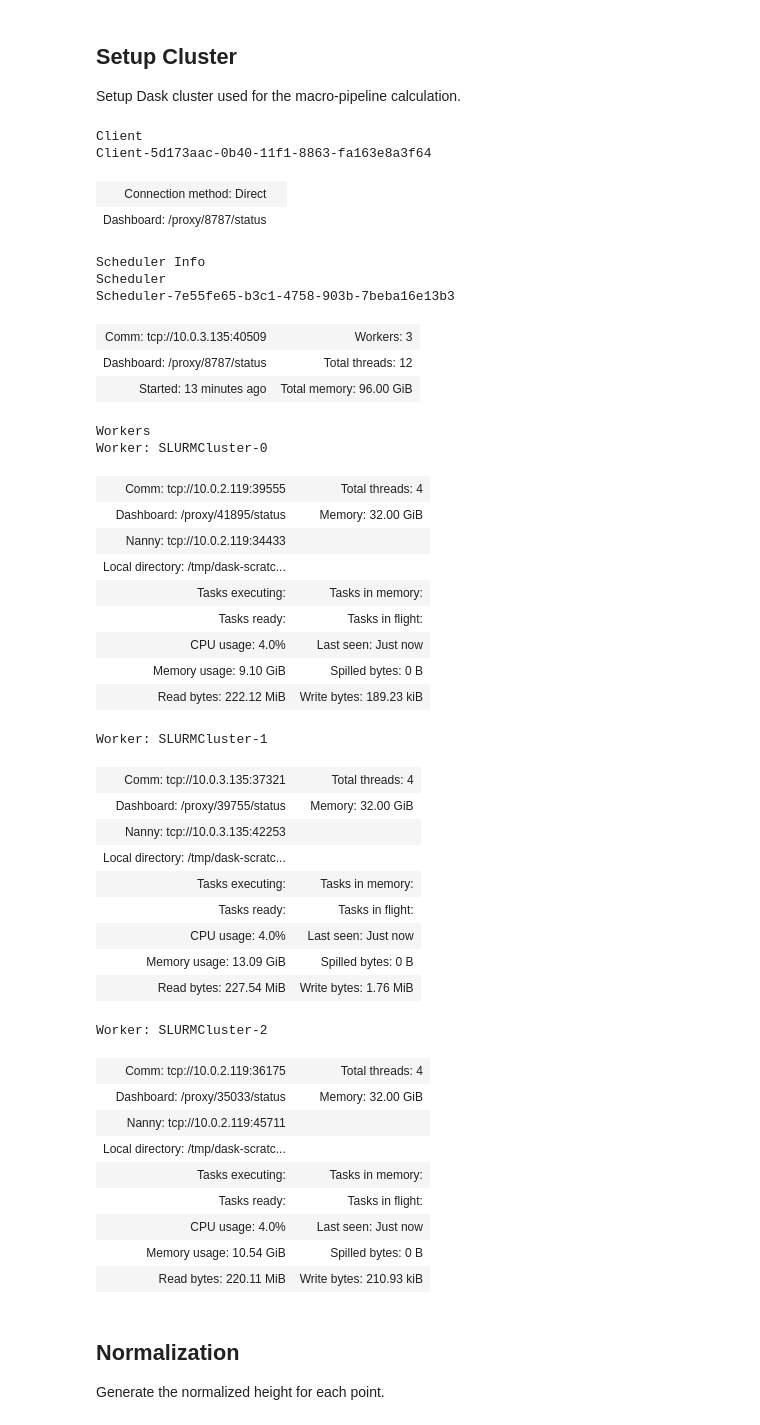
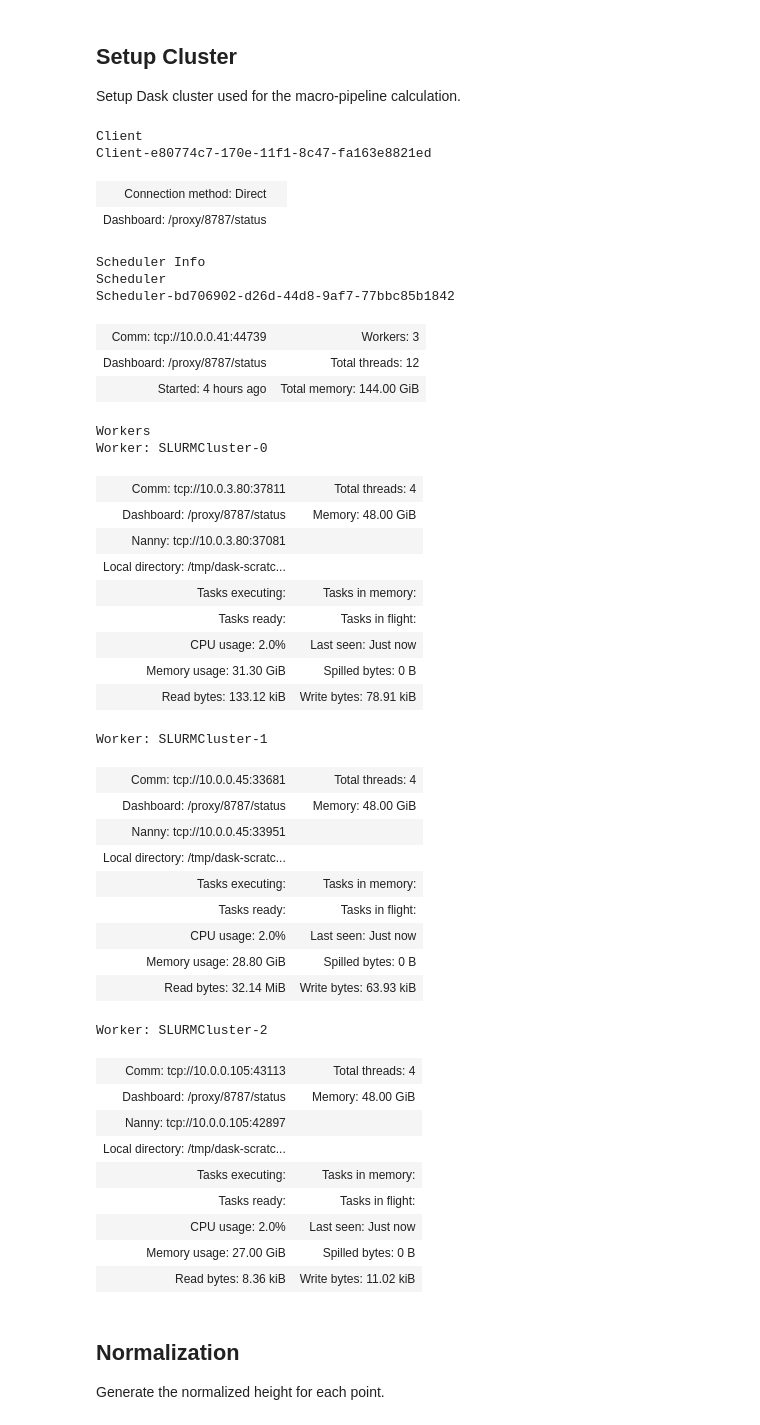
Before and after one commit to ShiYifang/AHN4_on_Spider, a Jupyter notebook: Scripts/Notebooks/2_Normalization.ipynb, the cells around one changed output. Saved outputs shown, nothing was run; the diff lists cells and outputs as text; code cells hidden in the pictures.

```diff
--- a/Scripts/Notebooks/2_Normalization.ipynb
+++ b/Scripts/Notebooks/2_Normalization.ipynb
@@ -48,47 +48,47 @@ Setup Dask cluster used for the macro-pipeline calculation.
 # %%
 from dask.distributed import Client
 
-client = Client("tcp://10.0.3.135:40509")
+client = Client("tcp://10.0.0.41:44739")
 client
 # %% [output]
 Client
-Client-5d173aac-0b40-11f1-8863-fa163e8a3f64
+Client-e80774c7-170e-11f1-8c47-fa163e8821ed
 | Connection method: Direct |  |
 | Dashboard: /proxy/8787/status |  |
 Scheduler Info
 Scheduler
-Scheduler-7e55fe65-b3c1-4758-903b-7beba16e13b3
+Scheduler-bd706902-d26d-44d8-9af7-77bbc85b1842
-| Comm: tcp://10.0.3.135:40509 | Workers: 3 |
+| Comm: tcp://10.0.0.41:44739 | Workers: 3 |
 | Dashboard: /proxy/8787/status | Total threads: 12 |
-| Started: 13 minutes ago | Total memory: 96.00 GiB |
+| Started: 4 hours ago | Total memory: 144.00 GiB |
 Workers
 Worker: SLURMCluster-0
-| Comm: tcp://10.0.2.119:39555 | Total threads: 4 |
-| Dashboard: /proxy/41895/status | Memory: 32.00 GiB |
-| Nanny: tcp://10.0.2.119:34433 |  |
+| Comm: tcp://10.0.3.80:37811 | Total threads: 4 |
+| Dashboard: /proxy/8787/status | Memory: 48.00 GiB |
+| Nanny: tcp://10.0.3.80:37081 |  |
 | Local directory: /tmp/dask-scratc... |  |
 | Tasks executing: | Tasks in memory: |
 | Tasks ready: | Tasks in flight: |
-| CPU usage: 4.0% | Last seen: Just now |
-| Memory usage: 9.10 GiB | Spilled bytes: 0 B |
-| Read bytes: 222.12 MiB | Write bytes: 189.23 kiB |
+| CPU usage: 2.0% | Last seen: Just now |
+| Memory usage: 31.30 GiB | Spilled bytes: 0 B |
+| Read bytes: 133.12 kiB | Write bytes: 78.91 kiB |
 Worker: SLURMCluster-1
-| Comm: tcp://10.0.3.135:37321 | Total threads: 4 |
-| Dashboard: /proxy/39755/status | Memory: 32.00 GiB |
-| Nanny: tcp://10.0.3.135:42253 |  |
+| Comm: tcp://10.0.0.45:33681 | Total threads: 4 |
+| Dashboard: /proxy/8787/status | Memory: 48.00 GiB |
+| Nanny: tcp://10.0.0.45:33951 |  |
 | Local directory: /tmp/dask-scratc... |  |
 | Tasks executing: | Tasks in memory: |
 | Tasks ready: | Tasks in flight: |
-| CPU usage: 4.0% | Last seen: Just now |
-| Memory usage: 13.09 GiB | Spilled bytes: 0 B |
-| Read bytes: 227.54 MiB | Write bytes: 1.76 MiB |
+| CPU usage: 2.0% | Last seen: Just now |
+| Memory usage: 28.80 GiB | Spilled bytes: 0 B |
+| Read bytes: 32.14 MiB | Write bytes: 63.93 kiB |
 Worker: SLURMCluster-2
-| Comm: tcp://10.0.2.119:36175 | Total threads: 4 |
-| Dashboard: /proxy/35033/status | Memory: 32.00 GiB |
-| Nanny: tcp://10.0.2.119:45711 |  |
+| Comm: tcp://10.0.0.105:43113 | Total threads: 4 |
+| Dashboard: /proxy/8787/status | Memory: 48.00 GiB |
+| Nanny: tcp://10.0.0.105:42897 |  |
 | Local directory: /tmp/dask-scratc... |  |
 | Tasks executing: | Tasks in memory: |
 | Tasks ready: | Tasks in flight: |
-| CPU usage: 4.0% | Last seen: Just now |
-| Memory usage: 10.54 GiB | Spilled bytes: 0 B |
-| Read bytes: 220.11 MiB | Write bytes: 210.93 kiB |
+| CPU usage: 2.0% | Last seen: Just now |
+| Memory usage: 27.00 GiB | Spilled bytes: 0 B |
+| Read bytes: 8.36 kiB | Write bytes: 11.02 kiB |
```
Also changed, not shown: parts of 7 cells of this notebook, 4 other files.
